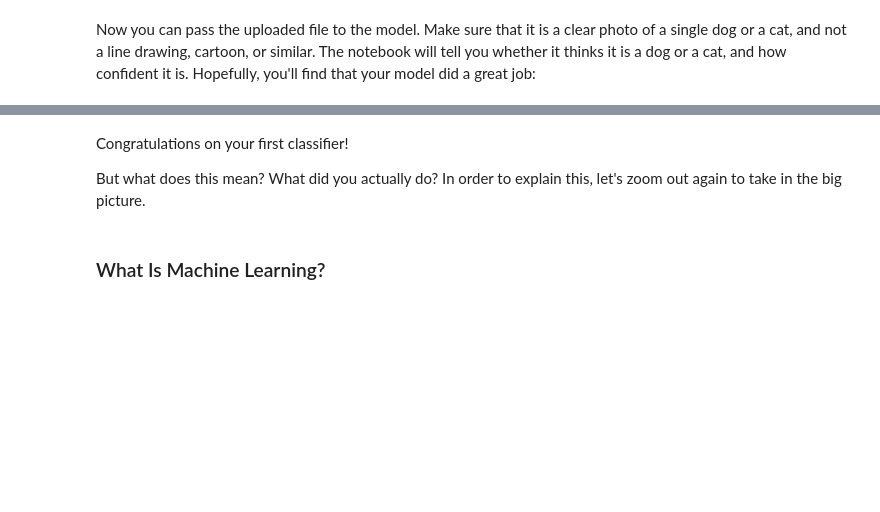
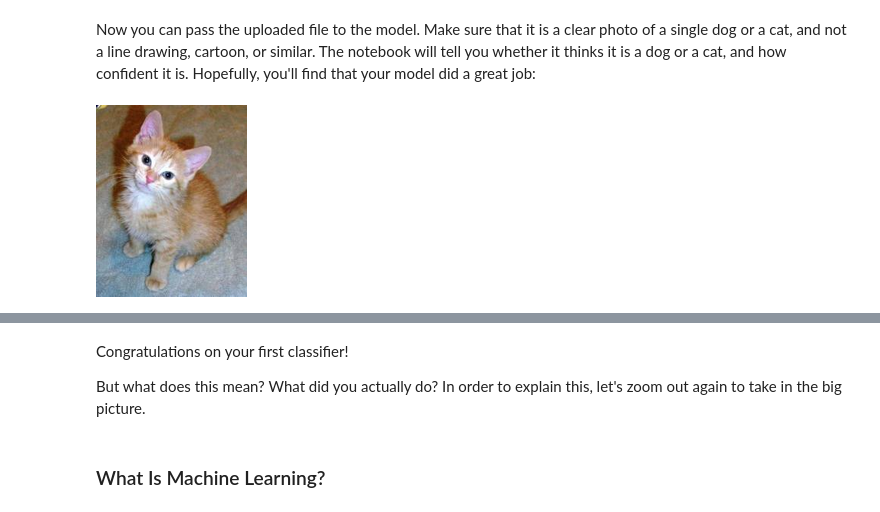
Before and after one commit to dhofu/fastbook, a Jupyter notebook: fastai-01-intro-nb-v2.ipynb, the cells around one changed output, grey strips where cells are left out. Drawn from its saved outputs; the diff is of its cells as text; code cells hidden in the pictures; blank space fills up the shorter version.

```diff
--- a/fastai-01-intro-nb-v2.ipynb
+++ b/fastai-01-intro-nb-v2.ipynb
@@ -294,6 +281,11 @@ Now you can pass the uploaded file to the model. Make sure that it is a clear ph
 #hide
 # For the book, we can't actually click an upload button, so we fake it
 uploader = SimpleNamespace(data = ['images/chapter1_cat_example.jpg'])
+# %%
+img = PILImage.create('images/chapter1_cat_example.jpg')
+img.to_thumb(192)
+# %% [output]
+[figure, added]
 # %%
 img = PILImage.create(uploader.data[0])
 is_cat,_,probs = learn.predict(img)
```
Also changed, not shown: parts of 4 cells of this notebook.
